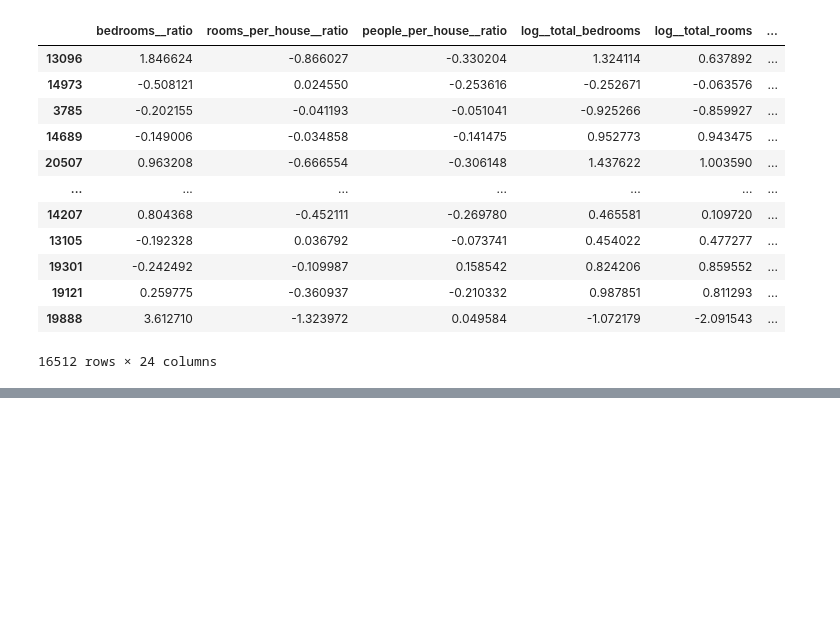
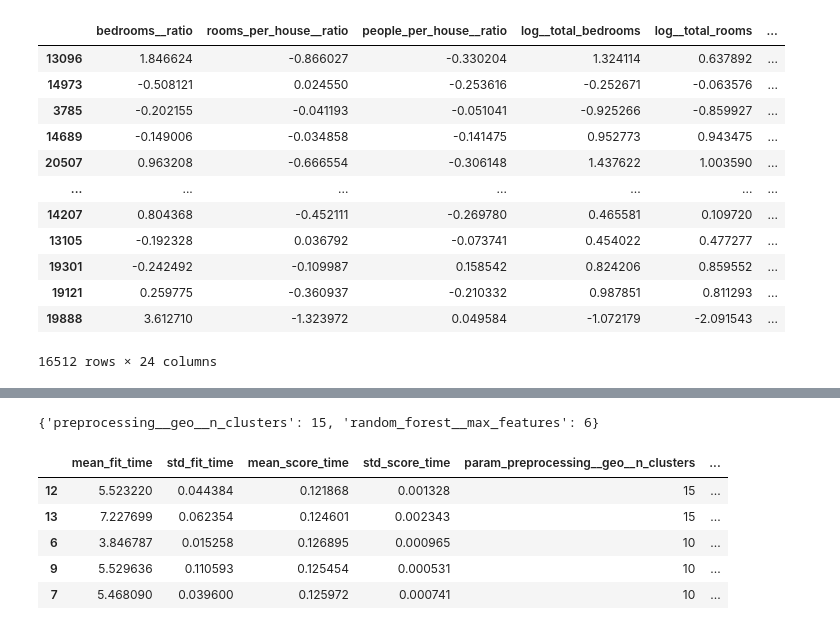
Before and after one commit to be-ayush/ai-ml-learning, a Jupyter notebook: HOML/HOML3_Chapter2_E2E_Machine_Learning_Project.ipynb, the cells around one changed output, grey strips where cells are left out. Saved outputs shown, nothing was run; the diff lists cells and outputs as text; code cells hidden in the pictures; blank space fills up the shorter version.

```diff
--- a/HOML/HOML3_Chapter2_E2E_Machine_Learning_Project.ipynb
+++ b/HOML/HOML3_Chapter2_E2E_Machine_Learning_Project.ipynb
@@ -621,3 +621,8 @@ housing_prepared_df
 | 19121 | 0.259775 | -0.360937 | -0.210332 | 0.987851 | 0.811293 | ... |
 | 19888 | 3.612710 | -1.323972 | 0.049584 | -1.072179 | -2.091543 | ... |
 16512 rows × 24 columns
+# %%
+from sklearn.linear_model import LinearRegression
+
+lin_reg = make_pipeline(preprocessing, LinearRegression())
+lin_reg.fit(housing, housing_labels)
@@ -623,0 +665,9 @@ housing_prepared_df
+# %%
+from sklearn.tree import DecisionTreeRegressor
+
+tree_reg = make_pipeline(preprocessing, DecisionTreeRegressor(random_state=42))
+tree_reg.fit(housing, housing_labels)
+
+housing_predictions = tree_reg.predict(housing)
+tree_rmse = root_mean_squared_error(housing_labels, housing_predictions)
+tree_rmse
@@ -623,0 +718,22 @@ housing_prepared_df
+# %%
+from sklearn.model_selection import GridSearchCV
+
+full_pipeline = Pipeline([
+    ("preprocessing", preprocessing),
+    ("random_forest", RandomForestRegressor(random_state=42)),
+])
+
+param_grid = [
+    {
+        'preprocessing__geo__n_clusters': [5, 8, 10],
+        'random_forest__max_features': [4, 6, 8]
+    },
+    {
+        'preprocessing__geo__n_clusters': [10, 15],
+        'random_forest__max_features': [6, 8, 10]
+    }
+]
+
+grid_search = GridSearchCV(full_pipeline, param_grid, cv=3, scoring='neg_root_mean_squared_error')
+
+grid_search.fit(housing, housing_labels)
@@ -623,0 +760,16 @@ housing_prepared_df
+# %%
+grid_search.best_params_
+# %% [output]
+{'preprocessing__geo__n_clusters': 15, 'random_forest__max_features': 6}
+# %%
+cv_res = pd.DataFrame(grid_search.cv_results_)
+cv_res.sort_values(by="mean_test_score", ascending=False, inplace=True)
+[...]
+cv_res.head()
+# %% [output]
+|  | mean_fit_time | std_fit_time | mean_score_time | std_score_time | param_preprocessing__geo__n_clusters | ... |
+| 12 | 5.523220 | 0.044384 | 0.121868 | 0.001328 | 15 | ... |
+| 13 | 7.227699 | 0.062354 | 0.124601 | 0.002343 | 15 | ... |
+| 6 | 3.846787 | 0.015258 | 0.126895 | 0.000965 | 10 | ... |
+| 9 | 5.529636 | 0.110593 | 0.125454 | 0.000531 | 10 | ... |
+| 7 | 5.468090 | 0.039600 | 0.125972 | 0.000741 | 10 | ... |
```
Also changed, not shown: parts of 23 cells of this notebook.
